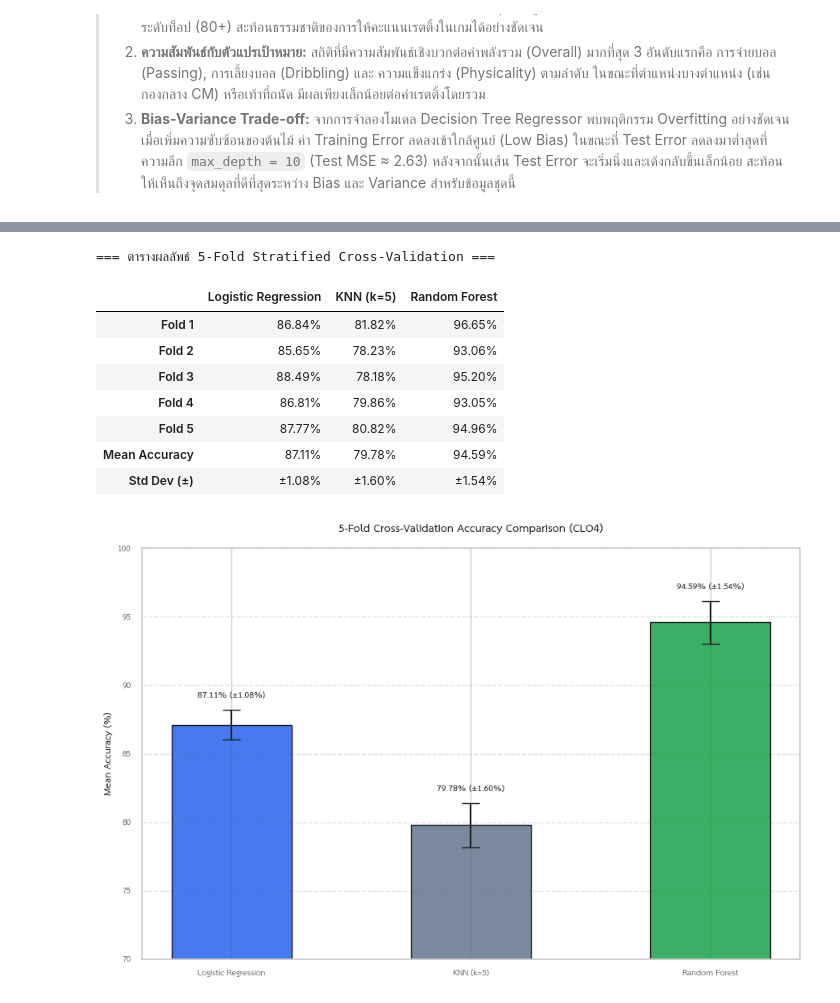
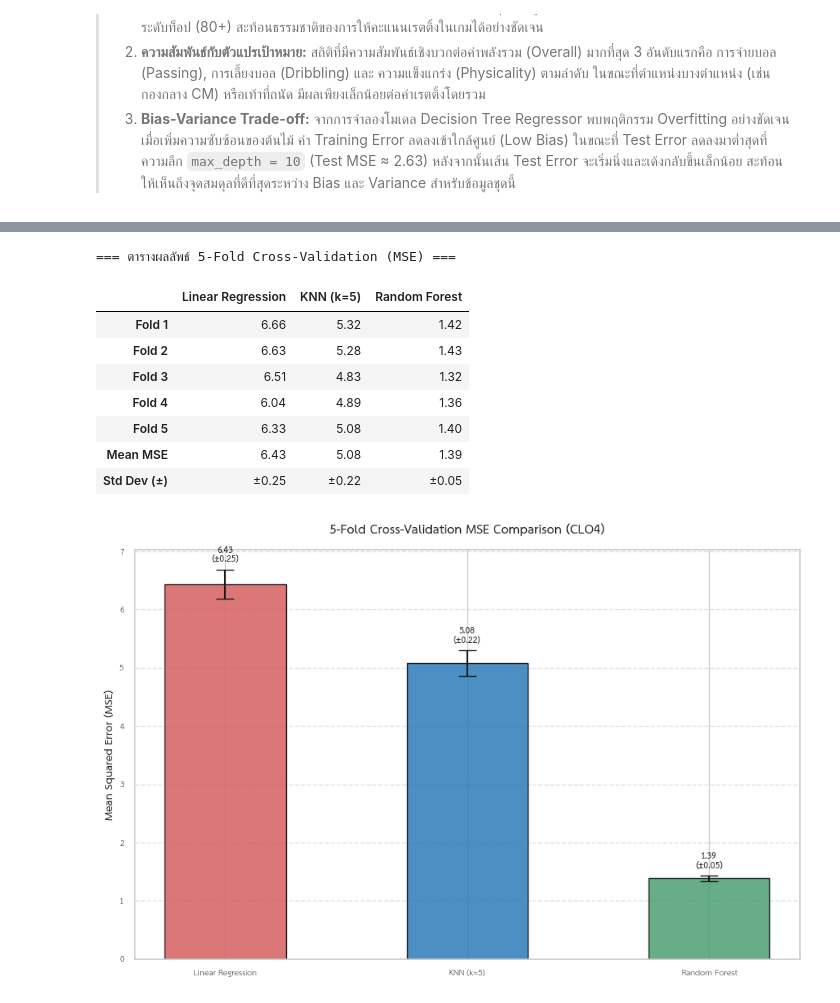
Before and after one commit to poramet-sudo/ea-fc26-analytics-project, a Jupyter notebook: notebook/ea-fc26-analytics-project.ipynb, the cells around one changed output, grey strips where cells are left out. Drawn from its saved outputs; the diff is of its cells as text; code cells hidden in the pictures.

```diff
--- a/notebook/ea-fc26-analytics-project.ipynb
+++ b/notebook/ea-fc26-analytics-project.ipynb
@@ -915,83 +881,91 @@ Overweight_Level_II       0.86      0.72      0.79        58
 # %%
-# ─── CLO4: 5-Fold Cross-Validation ────────────────────────────────
-# วัตถุประสงค์: เปรียบเทียบประสิทธิภาพของ Models อย่างเป็นธรรมด้วย 5-Fold Stratified Cross-Validation
+# ─── CLO4: 5-Fold Cross-Validation ──────────────────────────────────────────
+# วัตถุประสงค์: เปรียบเทียบประสิทธิภาพของ Models อย่างเป็นธรรมด้วย 5-Fold Cross-Validation
 
-cv = StratifiedKFold(
+from sklearn.pipeline import Pipeline
+from sklearn.model_selection import KFold, cross_val_score
+from sklearn.ensemble import RandomForestRegressor
+
+# สำหรับ Regression ใช้ KFold แบบธรรมดา (ไม่ต้อง Stratified)
+cv = KFold(
     n_splits=5,
     shuffle=True,
     random_state=42
 )
 
-# กำหนด Models ที่ต้องการเปรียบเทียบ โดยใช้ Pipeline เพื่อจัดการ Scaling ภายในแต่ละ Fold
+# กำหนด Models ที่ต้องการเปรียบเทียบ (แบบ Regressor ทั้งหมด)
 models = {
-    "Logistic Regression": Pipeline([
+    "Linear Regression": Pipeline([
         ("scaler", StandardScaler()),
-        ("clf",LogisticRegression(max_iter=1000, random_state=42))
+        ("reg", LinearRegression())
     ]),
     "KNN (k=5)": Pipeline([
         ("scaler", StandardScaler()),
-        ("clf", KNeighborsClassifier(n_neighbors=5))
+        ("reg", KNeighborsRegressor(n_neighbors=5))
     ]),
     "Random Forest": Pipeline([
-        ("clf", RandomForestClassifier(n_estimators=100, random_state=42))
+        # Tree-based model ไม่จำเป็นต้อง Scale ก็ได้ แต่ใส่ไว้ใน Pipeline เพื่อความสม่ำเสมอ
+        ("reg", RandomForestRegressor(n_estimators=100, random_state=42))
     ])
 }
 
-# เก็บผล Accuracy ของแต่ละ Fold สำหรับแต่ละ Model
+# เก็บผล MSE ของแต่ละ Fold สำหรับแต่ละ Model
 fold_results = {}
 
 for name, model in models.items():
-    scores = cross_val_score(model, X_encoded, y, cv=cv, scoring='accuracy', n_jobs=-1)
-    fold_results[name] = scores * 100
+    # scikit-learn จะคืนค่าคะแนนเป็นลบ (neg_mean_squared_error) เพื่อให้ค่าน้อย = ดี
+    # เราจึงต้องคูณด้วย -1 เพื่อให้กลับมาเป็นค่า MSE ปกติ
+    scores = cross_val_score(model, X_encoded, y, cv=cv, scoring='neg_mean_squared_error', n_jobs=-1)
+    fold_results[name] = scores * -1
 
 df_cv = pd.DataFrame(fold_results, index=[f"Fold {i+1}" for i in range(5)])
 
-# สรุปค่า Mean Accuracy และ Standard Deviation ของแต่ละ Model
+# สรุปค่า Mean MSE และ Standard Deviation ของแต่ละ Model
 df_summary = pd.DataFrame({
     model: [
-        f"{df_cv[model].mean():.2f}%",
-        f"±{df_cv[model].std():.2f}%"
+        f"{df_cv[model].mean():.2f}",
+        f"±{df_cv[model].std():.2f}"
     ] for model in models.keys()
-}, index=["Mean Accuracy", "Std Dev (±)"])
+}, index=["Mean MSE", "Std Dev (±)"])
 
-df_display = pd.concat([df_cv.map(lambda x: f"{x:.2f}%"), df_summary])
+df_display = pd.concat([df_cv.apply(lambda x: x.map(lambda val: f"{val:.2f}")), df_summary])
 
-print("=== ตารางผลลัพธ์ 5-Fold Stratified Cross-Validation ===")
+print("=== ตารางผลลัพธ์ 5-Fold Cross-Validation (MSE) ===")
 display(df_display)
 
 cv_means = df_cv.mean()
 cv_stds = df_cv.std()
 
-# แสดงค่า Mean Accuracy และ Standard Deviation ของแต่ละ Model
+# แสดงค่า Mean MSE และ Standard Deviation ของแต่ละ Model บน Bar Chart
 plt.figure(figsize=(9, 6))
 bars = plt.bar(
     cv_means.index, cv_means.values, yerr=cv_stds.values,
-    capsize=8, color=['#2563eb', '#64748b', '#16a34a'], edgecolor='black', alpha=0.85, width=0.5
+    capsize=8, color=['#d65f5f', '#2b7bba', '#4ca073'], edgecolor='black', alpha=0.85, width=0.5
 )
 
-plt.title('5-Fold Cross-Validation Accuracy Comparison (CLO4)', fontsize=14, fontweight='bold', pad=15)
-plt.ylabel('Mean Accuracy (%)', fontsize=12, fontweight='bold')
-plt.ylim(70, 100)
+plt.title('5-Fold Cross-Validation MSE Comparison (CLO4)', fontsize=16, fontweight='bold', pad=15)
+plt.ylabel('Mean Squared Error (MSE)', fontsize=14, fontweight='bold')
+# ไม่ตั้งค่า ylim เพราะ MSE ยิ่งน้อยยิ่งดี
 plt.grid(axis='y', linestyle='--', alpha=0.6)
 
 for bar, mean_val, std_val in zip(bars, cv_means.values, cv_stds.values):
     plt.text(
-        bar.get_x() + bar.get_width() / 2, mean_val + std_val + 0.8,
-        f"{mean_val:.2f}% (±{std_val:.2f}%)",
+        bar.get_x() + bar.get_width() / 2, mean_val + std_val + 0.1,
+        f"{mean_val:.2f}\n(±{std_val:.2f})",
         ha='center', va='bottom', fontsize=11, fontweight='bold'
     )
 
 plt.tight_layout()
 plt.show()
 # %% [output]
-=== ตารางผลลัพธ์ 5-Fold Stratified Cross-Validation ===
+=== ตารางผลลัพธ์ 5-Fold Cross-Validation (MSE) ===
-|  | Logistic Regression | KNN (k=5) | Random Forest |
-| Fold 1 | 86.84% | 81.82% | 96.65% |
-| Fold 2 | 85.65% | 78.23% | 93.06% |
-| Fold 3 | 88.49% | 78.18% | 95.20% |
-| Fold 4 | 86.81% | 79.86% | 93.05% |
-| Fold 5 | 87.77% | 80.82% | 94.96% |
-| Mean Accuracy | 87.11% | 79.78% | 94.59% |
-| Std Dev (±) | ±1.08% | ±1.60% | ±1.54% |
+|  | Linear Regression | KNN (k=5) | Random Forest |
+| Fold 1 | 6.66 | 5.32 | 1.42 |
+| Fold 2 | 6.63 | 5.28 | 1.43 |
+| Fold 3 | 6.51 | 4.83 | 1.32 |
+| Fold 4 | 6.04 | 4.89 | 1.36 |
+| Fold 5 | 6.33 | 5.08 | 1.40 |
+| Mean MSE | 6.43 | 5.08 | 1.39 |
+| Std Dev (±) | ±0.25 | ±0.22 | ±0.05 |
-[figure, old version]
+[figure, new version]
 # %% [markdown]
```
Also changed, not shown: parts of 18 cells of this notebook.
